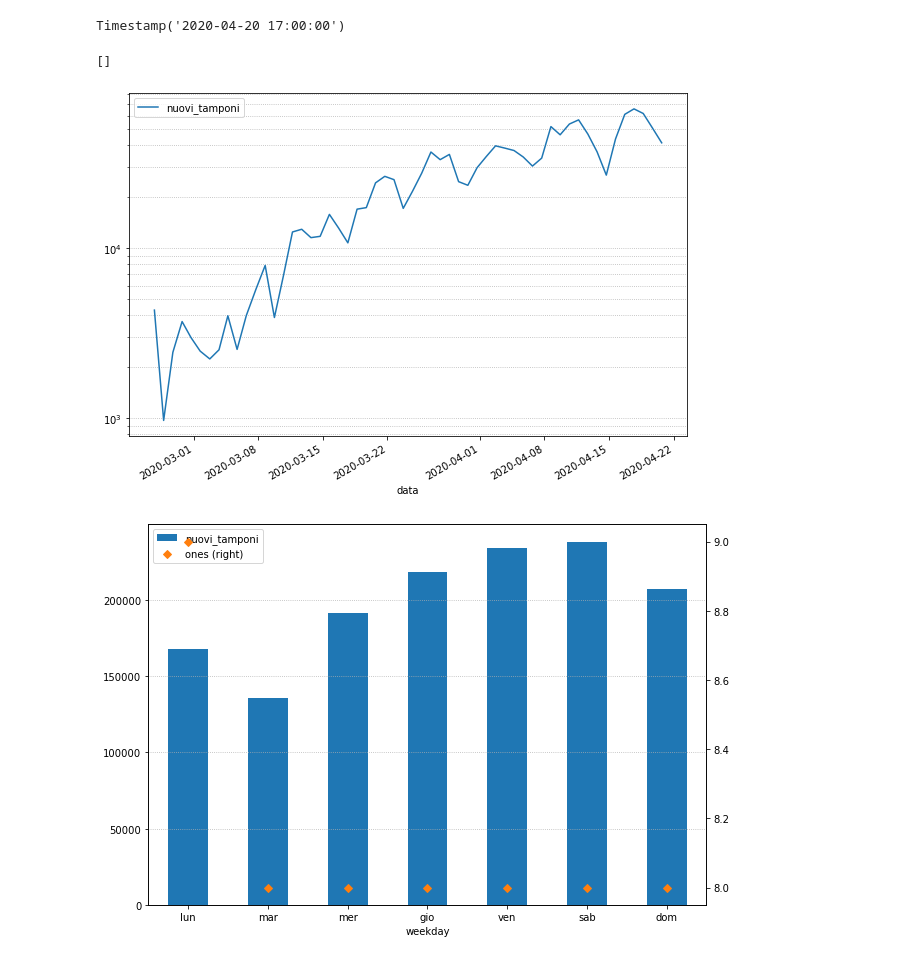
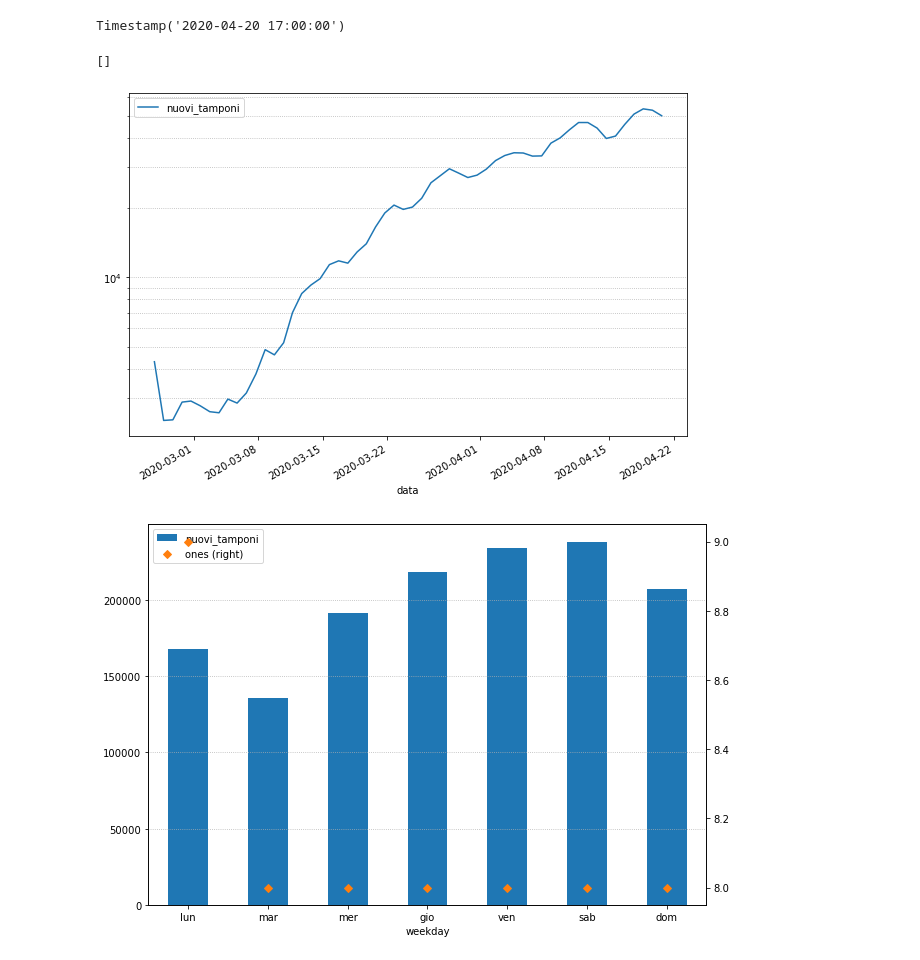
Before and after one commit to AvverbioPronome/covid, a Jupyter notebook: Covid2.ipynb, the cells around one changed output. Saved outputs shown, nothing was run; the diff lists cells and outputs as text; code cells hidden in the pictures.

```diff
--- a/Covid2.ipynb
+++ b/Covid2.ipynb
@@ -10,12 +10,12 @@ complessiva = dati.groupby("data").sum()
 complessiva['nuovi_tamponi'] = complessiva['tamponi'].diff()
 # %%
 fig, ax = plt.subplots(figsize=(10,7))
-complessiva.plot(ax=ax, y="nuovi_tamponi")
+complessiva.ewm(span=7).mean().plot(ax=ax, y="nuovi_tamponi")
 ax.grid(axis='y', ls=':', which='both')
 ax.semilogy()
 # %% [output]
 []
-[figure, old version]
+[figure, new version]
 # %%
 complessiva['weekday'] = complessiva.index.map(lambda x: x.weekday())
 complessiva['ones'] = 1
```
Also changed, not shown: 1 other file.
